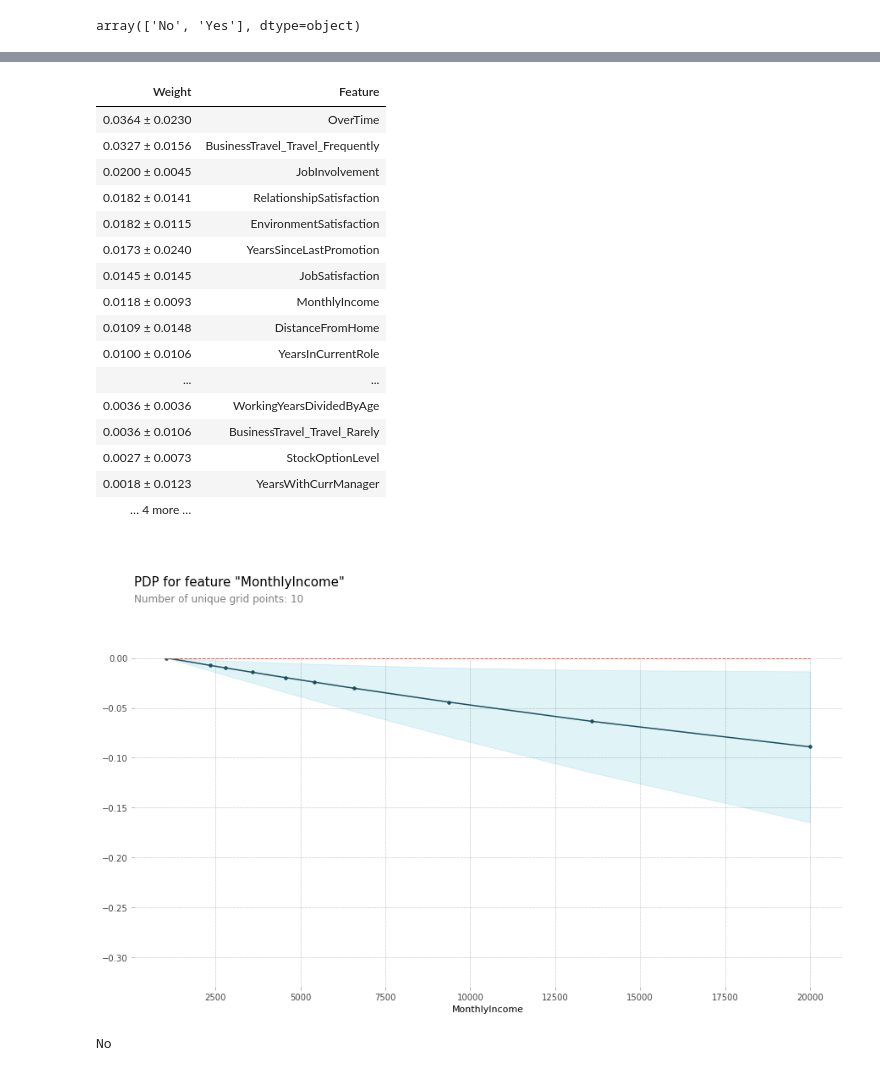
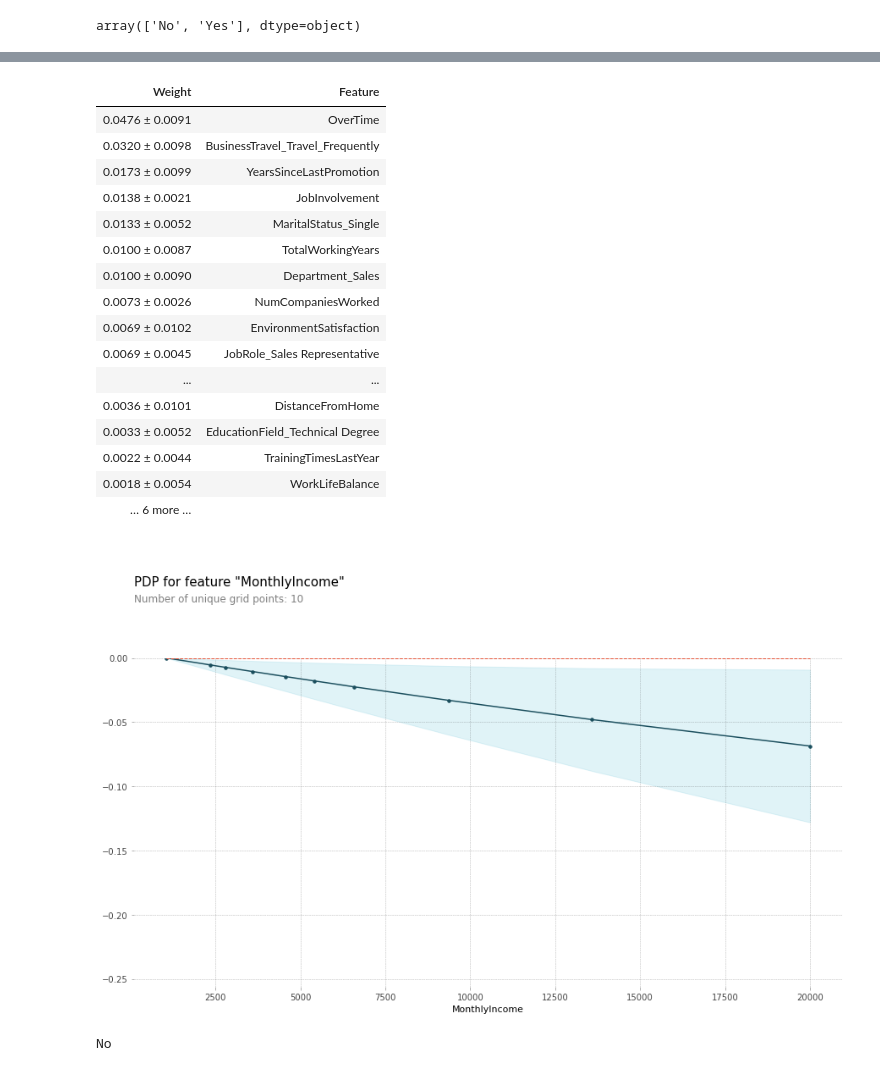
Before and after one commit to KevinB-a/turn_over_at_work, a Jupyter notebook: notebook/LogisticRegression.ipynb, the cells around one changed output, grey strips where cells are left out. Cells and saved outputs as stored; diff of their text form; code cells hidden in the pictures.

```diff
--- a/notebook/LogisticRegression.ipynb
+++ b/notebook/LogisticRegression.ipynb
@@ -57,15 +59,15 @@ Hourly Rate = (Daily Rate) / Total working hours in a day (interpreté)
 
 PercentSalaryHike : Hausse de salaire
 # %%
-df_train['HoursWorkedPerDay'] = df_train['DailyRate']/df_train['HourlyRate']
-df_train['DaysWorkedPerYear'] = df_train['MonthlyRate']*12/df_train['DailyRate']
-df_train['DaysWorkedPerYear2'] = df_train['MonthlyIncome']*12/df_train['DailyRate']
-df_train['WorkingYearsDividedByAge'] = df_train['TotalWorkingYears']/df_train['Age']
-df_train['MonthlyIncomeDividedByAge'] = df_train['MonthlyIncome']/df_train['Age']
-df_train['JobLevelDividedByAge'] = df_train['JobLevel']/df_train['Age']
-df_train['TotalWorkingYears*JobLevel'] = df_train['TotalWorkingYears']*df_train['JobLevel']
-df_train['YearsAtCompany*JobLevel'] = df_train['YearsAtCompany']*df_train['JobLevel']
-df_train['MTotalWorkingYearsByMonthlyIncome'] = df_train['TotalWorkingYears']/df_train['MonthlyIncome']
-df_train['YearsAtCompanyDividedByMonthlyIncome'] = df_train['YearsAtCompany']/df_train['MonthlyIncome']
-df_train['Age-TotalWorkingYears'] = df_train['Age']-df_train['TotalWorkingYears']
+# df_train['HoursWorkedPerDay'] = df_train['DailyRate']/df_train['HourlyRate']
+# df_train['DaysWorkedPerYear'] = df_train['MonthlyRate']*12/df_train['DailyRate']
+# df_train['DaysWorkedPerYear2'] = df_train['MonthlyIncome']*12/df_train['DailyRate']
+# df_train['WorkingYearsDividedByAge'] = df_train['TotalWorkingYears']/df_train['Age']
+# df_train['MonthlyIncomeDividedByAge'] = df_train['MonthlyIncome']/df_train['Age']
+# df_train['JobLevelDividedByAge'] = df_train['JobLevel']/df_train['Age']
+# df_train['TotalWorkingYears*JobLevel'] = df_train['TotalWorkingYears']*df_train['JobLevel']
+# df_train['YearsAtCompany*JobLevel'] = df_train['YearsAtCompany']*df_train['JobLevel']
+# df_train['MTotalWorkingYearsByMonthlyIncome'] = df_train['TotalWorkingYears']/df_train['MonthlyIncome']
+# df_train['YearsAtCompanyDividedByMonthlyIncome'] = df_train['YearsAtCompany']/df_train['MonthlyIncome']
+# df_train['Age-TotalWorkingYears'] = df_train['Age']-df_train['TotalWorkingYears']
 # %%
@@ -408,27 +410,28 @@ display(df_coef.sort_values(by='coeffs_abs', ascending=False))
 # %%
 import eli5
 from eli5.sklearn import PermutationImportance
 
-perm = PermutationImportance(clf).fit(xtest, ytest)
+Xweight = normalize(X, norm='max', axis=0)
+perm = PermutationImportance(clf).fit(X, y)
 eli5.show_weights(perm, feature_names = X.columns.tolist())
 # %% [output]
 | Weight | Feature |
-| 0.0364 ± 0.0230 | OverTime |
-| 0.0327 ± 0.0156 | BusinessTravel_Travel_Frequently |
-| 0.0200 ± 0.0045 | JobInvolvement |
-| 0.0182 ± 0.0141 | RelationshipSatisfaction |
-| 0.0182 ± 0.0115 | EnvironmentSatisfaction |
-| 0.0173 ± 0.0240 | YearsSinceLastPromotion |
-| 0.0145 ± 0.0145 | JobSatisfaction |
-| 0.0118 ± 0.0093 | MonthlyIncome |
-| 0.0109 ± 0.0148 | DistanceFromHome |
-| 0.0100 ± 0.0106 | YearsInCurrentRole |
+| 0.0476 ± 0.0091 | OverTime |
+| 0.0320 ± 0.0098 | BusinessTravel_Travel_Frequently |
+| 0.0173 ± 0.0099 | YearsSinceLastPromotion |
+| 0.0138 ± 0.0021 | JobInvolvement |
+| 0.0133 ± 0.0052 | MaritalStatus_Single |
+| 0.0100 ± 0.0087 | TotalWorkingYears |
+| 0.0100 ± 0.0090 | Department_Sales |
+| 0.0073 ± 0.0026 | NumCompaniesWorked |
+| 0.0069 ± 0.0102 | EnvironmentSatisfaction |
+| 0.0069 ± 0.0045 | JobRole_Sales Representative |
 | ... | ... |
-| 0.0036 ± 0.0036 | WorkingYearsDividedByAge |
-| 0.0036 ± 0.0106 | BusinessTravel_Travel_Rarely |
-| 0.0027 ± 0.0073 | StockOptionLevel |
-| 0.0018 ± 0.0123 | YearsWithCurrManager |
-| … 4 more … |  |
+| 0.0036 ± 0.0101 | DistanceFromHome |
+| 0.0033 ± 0.0052 | EducationField_Technical Degree |
+| 0.0022 ± 0.0044 | TrainingTimesLastYear |
+| 0.0018 ± 0.0054 | WorkLifeBalance |
+| … 6 more … |  |
 # %%
 from pdpbox import pdp, get_dataset, info_plots
 
@@ -439,7 +442,7 @@ pdp_attrition = pdp.pdp_isolate(model=clf, dataset=X, model_features=X.columns.t
 pdp.pdp_plot(pdp_attrition, 'MonthlyIncome')
 plt.show()
 # %% [output]
-[figure, old version]
+[figure, new version]
 # %%
 import shap  # package used to calculate Shap values
 
```
Also changed, not shown: parts of 35 cells of this notebook, 1 other file.
